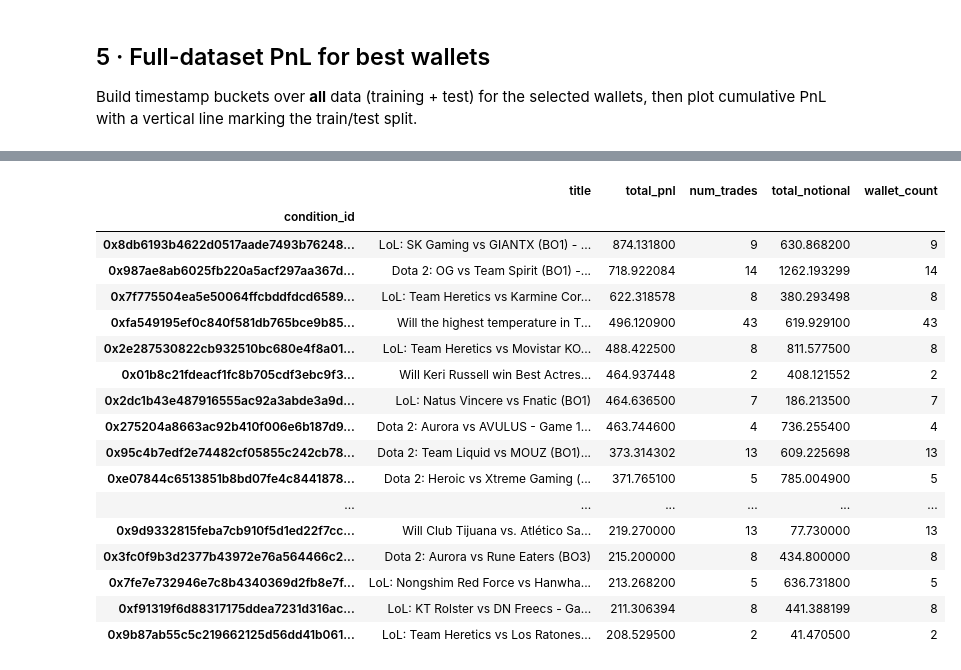
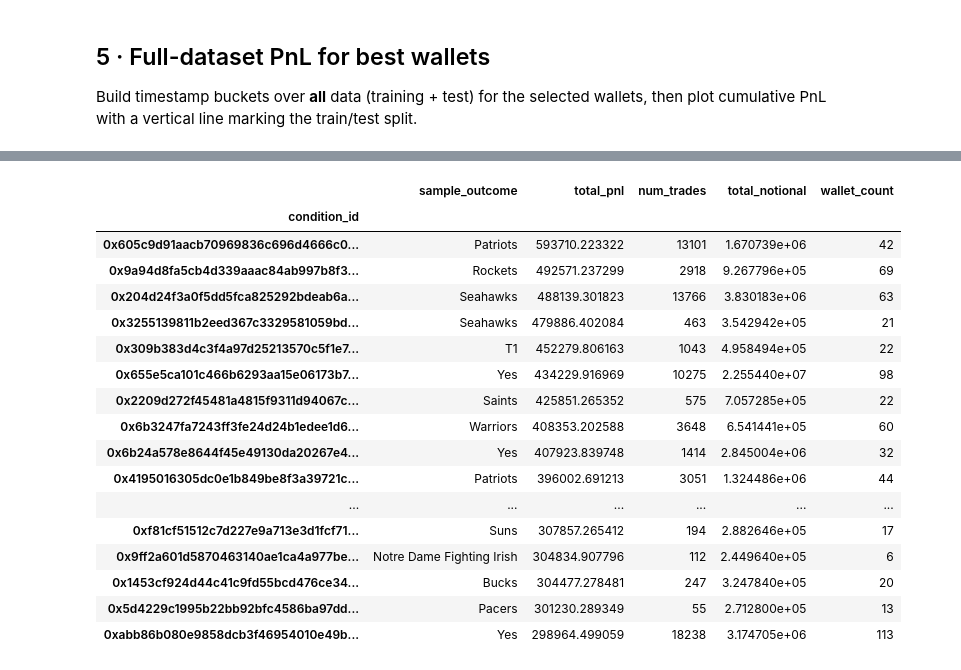
Before and after one commit to vobornij/polymarket, a Jupyter notebook: notebooks/profitable_wallet_analysis.ipynb, the cells around one changed output, grey strips where cells are left out. Saved outputs shown, nothing was run; the diff lists cells and outputs as text; code cells hidden in the pictures.

```diff
--- a/notebooks/profitable_wallet_analysis.ipynb
+++ b/notebooks/profitable_wallet_analysis.ipynb
@@ -21,14 +38,20 @@ TRADES_PARQUET = Path("../data/trades_processed.parquet")
 # %% [markdown]
 ## 1 · Load processed trades
 # %%
-df = pd.read_parquet(TRADES_PARQUET)
+df = pd.concat([pd.read_parquet(f) for f in trade_files], ignore_index=True)
 
 # ensure correct dtypes after round-trip
-df["dt"]               = pd.to_datetime(df["dt"], utc=True)
-df["trade_value_usdc"] = df["trade_value_usdc"].astype(float)
+df["dt"] = pd.to_datetime(df["dt"], utc=True)
+df["usdc_amount"] = df["usdc_amount"].astype(float)
 df["final_value_usdc"] = df["final_value_usdc"].astype(float)
-df["size"]             = df["size"].astype(float)
-df["price"]            = df["price"].astype(float)
+df["quantity"] = df["quantity"].astype(float)
+df["position"] = df["position"].astype(float)
+df["price"] = df["price"].astype(float)
+
+# backward-compatible aliases for older downstream cells
+df["trade_value_usdc"] = df["usdc_amount"]
+df["size"] = df["quantity"]
+df["transactionHash"] = df["tx_hash"]
 
 # ── PnL per fill ──────────────────────────────────────────────────────────────
 df["pnl"] = np.where(
@@ -46,7 +69,7 @@ df["notional"] = np.where(
     df["size"] * (1 - df["price"]),
 )
 
-print(f"Loaded {len(df):,} trade records for {df['wallet'].nunique():,} wallets.")
+print(f"Loaded {len(df):,} trade records from {len(trade_files):,} shards for {df['wallet'].nunique():,} wallets.")
 print(f"  training rows : {df['is_train'].sum():,}")
 print(f"  test rows     : {(~df['is_train']).sum():,}")
 df.head(3)
@@ -175,6 +215,13 @@ def compute_wallet_metrics(df_slice: pd.DataFrame) -> pd.DataFrame:
     )
     buckets = buckets[buckets["notional"] > 0].copy()
 
+    if buckets.empty:
+        empty_cols = [
+            "wallet", "pnl_volatility", "num_buckets", "num_markets",
+            "total_notional", "total_pnl", "top5_pnl_pct", "top_market_pnl_pct", "return",
+        ]
+        return pd.DataFrame(columns=empty_cols), buckets
+
     result = (
         buckets.groupby("wallet", sort=False)
         .apply(_wallet_metrics_from_buckets, include_groups=False)
@@ -303,9 +348,9 @@ filtered_wallets = wallet_vol[
     (wallet_vol['num_buckets'] >= 20) &
     # (wallet_vol['num_buckets'] <= 300) &
     (wallet_vol['top5_pnl_pct'] <= 0.4) &
-    (wallet_vol['top_market_pnl_pct'] <= 0.5) &
-    (wallet_vol['return'] >= 0.05) &
-    (wallet_vol['pnl_volatility'] <= 0.8)
+    (wallet_vol['top_market_pnl_pct'] <= 0.5)
+    # & (wallet_vol['return'] >= 0.05)
+    # & (wallet_vol['pnl_volatility'] <= 0.8)
 ].sort_values("total_pnl", ascending=False)
 
 print(f"Best wallets (selected on training data): {len(filtered_wallets):}")
@@ -482,7 +505,7 @@ import plotly.express as px
 
 # ── full-dataset buckets (train + test) for best wallets ─────────────────────
 df_best = df[df["wallet"].isin(best_wallet_set)].copy()
-df_best["dt_floored"] = df_best["dt"].dt.floor("5min")
+df_best["dt_floored"] = df_best["dt"].dt.floor("1h")
 buckets_full = (
     df_best.groupby(["wallet", "dt_floored", "condition_id"], sort=False)
     .agg(notional=("notional", "sum"), pnl=("pnl", "sum"))
@@ -567,27 +593,27 @@ len(df_best): 14,089
 # %%
 df_best.groupby("condition_id").agg(
-    title          = ("title",          "first"),
-    total_pnl      = ("pnl",            "sum"),
-    num_trades     = ("transactionHash", "count"),
-    total_notional = ("notional",        "sum"),
-    wallet_count   = ("wallet",          "count"),
+    sample_outcome = ("outcome",       "first"),
+    total_pnl      = ("pnl",           "sum"),
+    num_trades     = ("tx_hash",       "count"),
+    total_notional = ("notional",      "sum"),
+    wallet_count   = ("wallet",        "nunique"),
 ).sort_values("total_pnl", ascending=False).head(30)
 # %% [output]
-|  | title | total_pnl | num_trades | total_notional | wallet_count |
+|  | sample_outcome | total_pnl | num_trades | total_notional | wallet_count |
 | condition_id |  |  |  |  |  |
-| 0x8db6193b4622d0517aade7493b76248... | LoL: SK Gaming vs GIANTX (BO1) - ... | 874.131800 | 9 | 630.868200 | 9 |
-| 0x987ae8ab6025fb220a5acf297aa367d... | Dota 2: OG vs Team Spirit (BO1) -... | 718.922084 | 14 | 1262.193299 | 14 |
-| 0x7f775504ea5e50064ffcbddfdcd6589... | LoL: Team Heretics vs Karmine Cor... | 622.318578 | 8 | 380.293498 | 8 |
-| 0xfa549195ef0c840f581db765bce9b85... | Will the highest temperature in T... | 496.120900 | 43 | 619.929100 | 43 |
-| 0x2e287530822cb932510bc680e4f8a01... | LoL: Team Heretics vs Movistar KO... | 488.422500 | 8 | 811.577500 | 8 |
-| 0x01b8c21fdeacf1fc8b705cdf3ebc9f3... | Will Keri Russell win Best Actres... | 464.937448 | 2 | 408.121552 | 2 |
-| 0x2dc1b43e487916555ac92a3abde3a9d... | LoL: Natus Vincere vs Fnatic (BO1) | 464.636500 | 7 | 186.213500 | 7 |
-| 0x275204a8663ac92b410f006e6b187d9... | Dota 2: Aurora vs AVULUS - Game 1... | 463.744600 | 4 | 736.255400 | 4 |
-| 0x95c4b7edf2e74482cf05855c242cb78... | Dota 2: Team Liquid vs MOUZ (BO1)... | 373.314302 | 13 | 609.225698 | 13 |
-| 0xe07844c6513851b8bd07fe4c8441878... | Dota 2: Heroic vs Xtreme Gaming (... | 371.765100 | 5 | 785.004900 | 5 |
+| 0x605c9d91aacb70969836c696d4666c0... | Patriots | 593710.223322 | 13101 | 1.670739e+06 | 42 |
+| 0x9a94d8fa5cb4d339aaac84ab997b8f3... | Rockets | 492571.237299 | 2918 | 9.267796e+05 | 69 |
+| 0x204d24f3a0f5dd5fca825292bdeab6a... | Seahawks | 488139.301823 | 13766 | 3.830183e+06 | 63 |
+| 0x3255139811b2eed367c3329581059bd... | Seahawks | 479886.402084 | 463 | 3.542942e+05 | 21 |
+| 0x309b383d4c3f4a97d25213570c5f1e7... | T1 | 452279.806163 | 1043 | 4.958494e+05 | 22 |
+| 0x655e5ca101c466b6293aa15e06173b7... | Yes | 434229.916969 | 10275 | 2.255440e+07 | 98 |
+| 0x2209d272f45481a4815f9311d94067c... | Saints | 425851.265352 | 575 | 7.057285e+05 | 22 |
+| 0x6b3247fa7243ff3fe24d24b1edee1d6... | Warriors | 408353.202588 | 3648 | 6.541441e+05 | 60 |
+| 0x6b24a578e8644f45e49130da20267e4... | Yes | 407923.839748 | 1414 | 2.845004e+06 | 32 |
+| 0x4195016305dc0e1b849be8f3a39721c... | Patriots | 396002.691213 | 3051 | 1.324486e+06 | 44 |
 | ... | ... | ... | ... | ... | ... |
-| 0x9d9332815feba7cb910f5d1ed22f7cc... | Will Club Tijuana vs. Atlético Sa... | 219.270000 | 13 | 77.730000 | 13 |
-| 0x3fc0f9b3d2377b43972e76a564466c2... | Dota 2: Aurora vs Rune Eaters (BO3) | 215.200000 | 8 | 434.800000 | 8 |
-| 0x7fe7e732946e7c8b4340369d2fb8e7f... | LoL: Nongshim Red Force vs Hanwha... | 213.268200 | 5 | 636.731800 | 5 |
-| 0xf91319f6d88317175ddea7231d316ac... | LoL: KT Rolster vs DN Freecs - Ga... | 211.306394 | 8 | 441.388199 | 8 |
-| 0x9b87ab55c5c219662125d56dd41b061... | LoL: Team Heretics vs Los Ratones... | 208.529500 | 2 | 41.470500 | 2 |
+| 0xf81cf51512c7d227e9a713e3d1fcf71... | Suns | 307857.265412 | 194 | 2.882646e+05 | 17 |
+| 0x9ff2a601d5870463140ae1ca4a977be... | Notre Dame Fighting Irish | 304834.907796 | 112 | 2.449640e+05 | 6 |
+| 0x1453cf924d44c41c9fd55bcd476ce34... | Bucks | 304477.278481 | 247 | 3.247840e+05 | 20 |
+| 0x5d4229c1995b22bb92bfc4586ba97dd... | Pacers | 301230.289349 | 55 | 2.712800e+05 | 13 |
+| 0xabb86b080e9858dcb3f46954010e49b... | Yes | 298964.499059 | 18238 | 3.174705e+06 | 113 |
```
Also changed, not shown: parts of 21 cells of this notebook, 19 other files.
